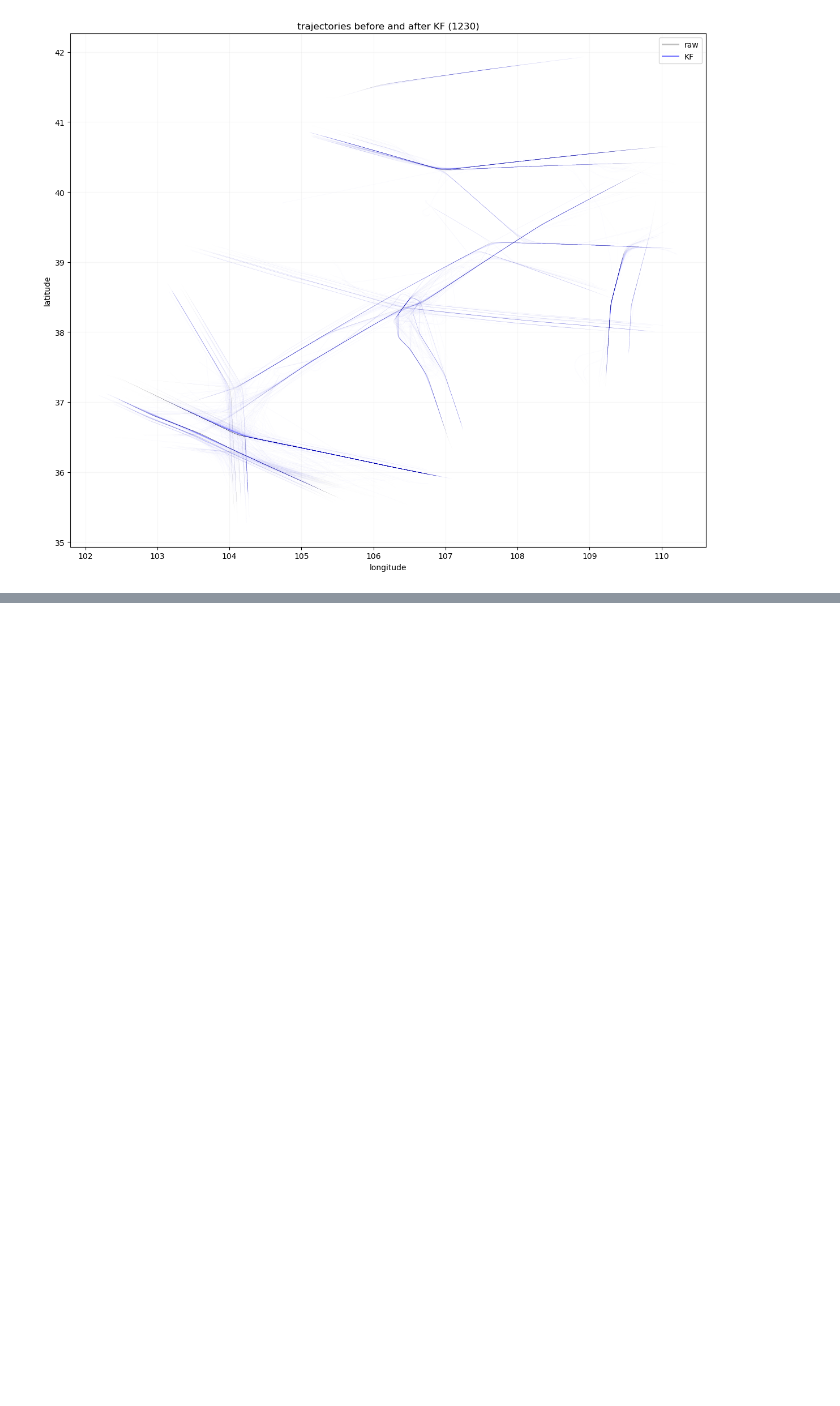
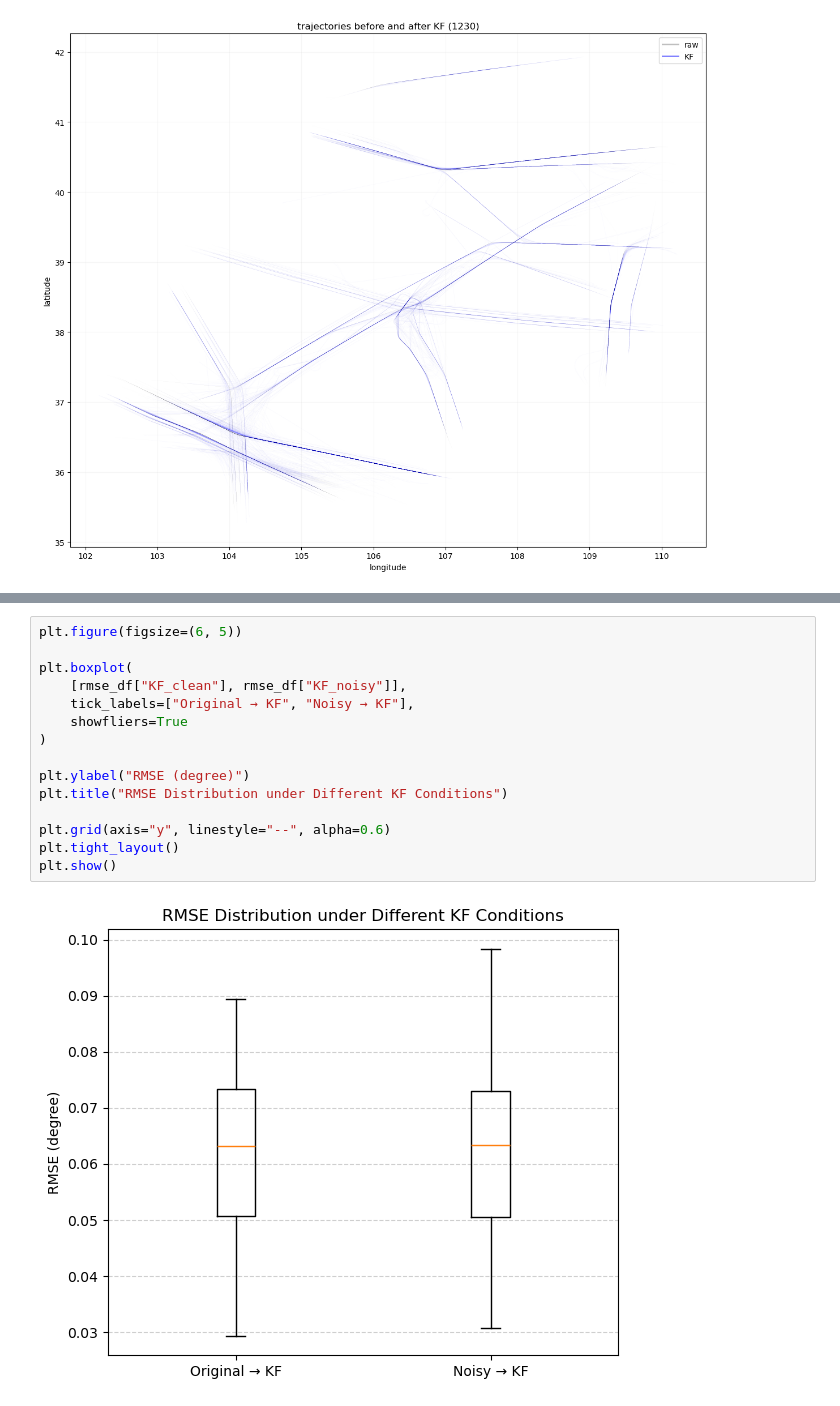
Before and after one commit to Rowan4399/evaluate-the-roubustness-of-KF-algorithm, a Jupyter notebook: KF_v2.ipynb, the cells around one changed output, grey strips where cells are left out. Cells and saved outputs as stored; diff of their text form; blank space fills up the shorter version.

```diff
--- a/KF_v2.ipynb
+++ b/KF_v2.ipynb
@@ -1457,0 +1060,17 @@ plt.show()
+# %%
+plt.figure(figsize=(6, 5))
+
+plt.boxplot(
+    [rmse_df["KF_clean"], rmse_df["KF_noisy"]],
+    tick_labels=["Original → KF", "Noisy → KF"],
+    showfliers=True
+)
+
+plt.ylabel("RMSE (degree)")
+plt.title("RMSE Distribution under Different KF Conditions")
+
+plt.grid(axis="y", linestyle="--", alpha=0.6)
+plt.tight_layout()
+plt.show()
+# %% [output]
+[figure, added]
```
Also changed, not shown: parts of 12 cells of this notebook, 2 other files.
